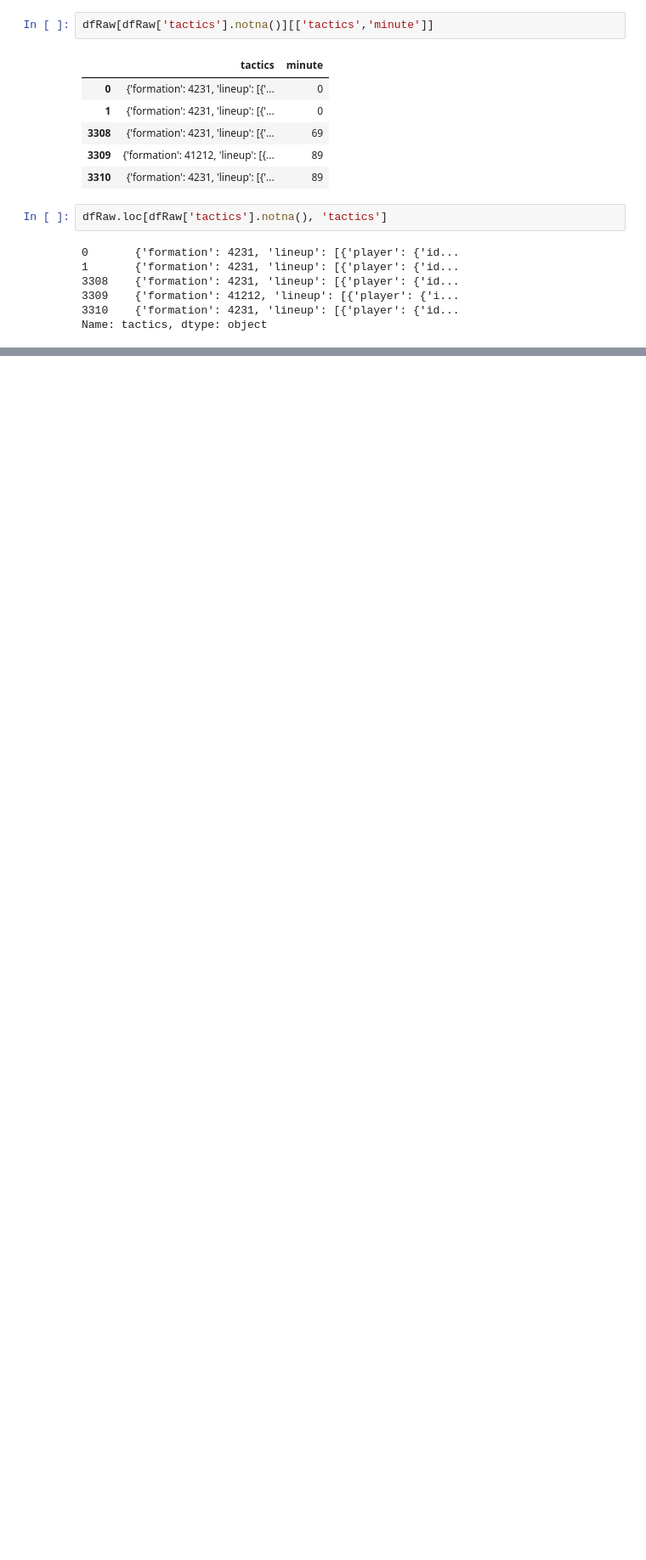
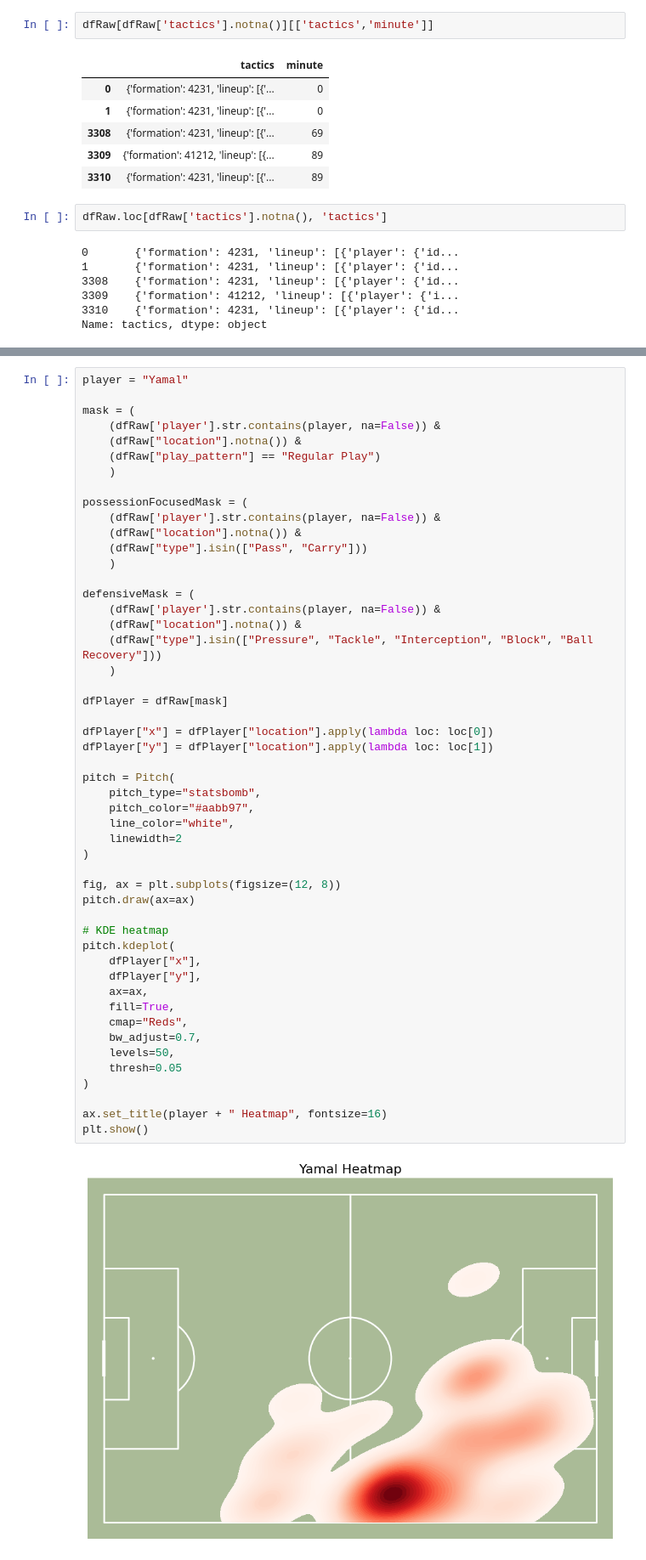
Before and after one commit to francisco-kim/footballAnalysis, a Jupyter notebook: statsbomb.ipynb, the cells around one changed output, grey strips where cells are left out. Shown at 85% size. Cells and saved outputs as stored; diff of their text form; blank space fills up the shorter version.

```diff
--- a/statsbomb.ipynb
+++ b/statsbomb.ipynb
@@ -953,0 +1126,52 @@ Name: tactics, dtype: object
+# %%
+player = "Yamal"
+
+mask = (
+    (dfRaw['player'].str.contains(player, na=False)) &
+    (dfRaw["location"].notna()) &
+    (dfRaw["play_pattern"] == "Regular Play")
+    )
+
+possessionFocusedMask = (
+    (dfRaw['player'].str.contains(player, na=False)) &
+    (dfRaw["location"].notna()) &
+    (dfRaw["type"].isin(["Pass", "Carry"]))
+    )
+
+defensiveMask = (
+    (dfRaw['player'].str.contains(player, na=False)) &
+    (dfRaw["location"].notna()) &
+    (dfRaw["type"].isin(["Pressure", "Tackle", "Interception", "Block", "Ball Recovery"]))
+    )
+
+dfPlayer = dfRaw[mask]
+
+dfPlayer["x"] = dfPlayer["location"].apply(lambda loc: loc[0])
+dfPlayer["y"] = dfPlayer["location"].apply(lambda loc: loc[1])
+
+pitch = Pitch(
+    pitch_type="statsbomb",
+    pitch_color="#aabb97",
+    line_color="white",
+    linewidth=2
+)
+
+fig, ax = plt.subplots(figsize=(12, 8))
+pitch.draw(ax=ax)
+
+# KDE heatmap
+pitch.kdeplot(
+    dfPlayer["x"],
+    dfPlayer["y"],
+    ax=ax,
+    fill=True,
+    cmap="Reds",
+    bw_adjust=0.7,
+    levels=50,
+    thresh=0.05
+)
+
+ax.set_title(player + " Heatmap", fontsize=16)
+plt.show()
+# %% [output]
+[figure, added]
```
Also changed, not shown: parts of 28 cells of this notebook.
